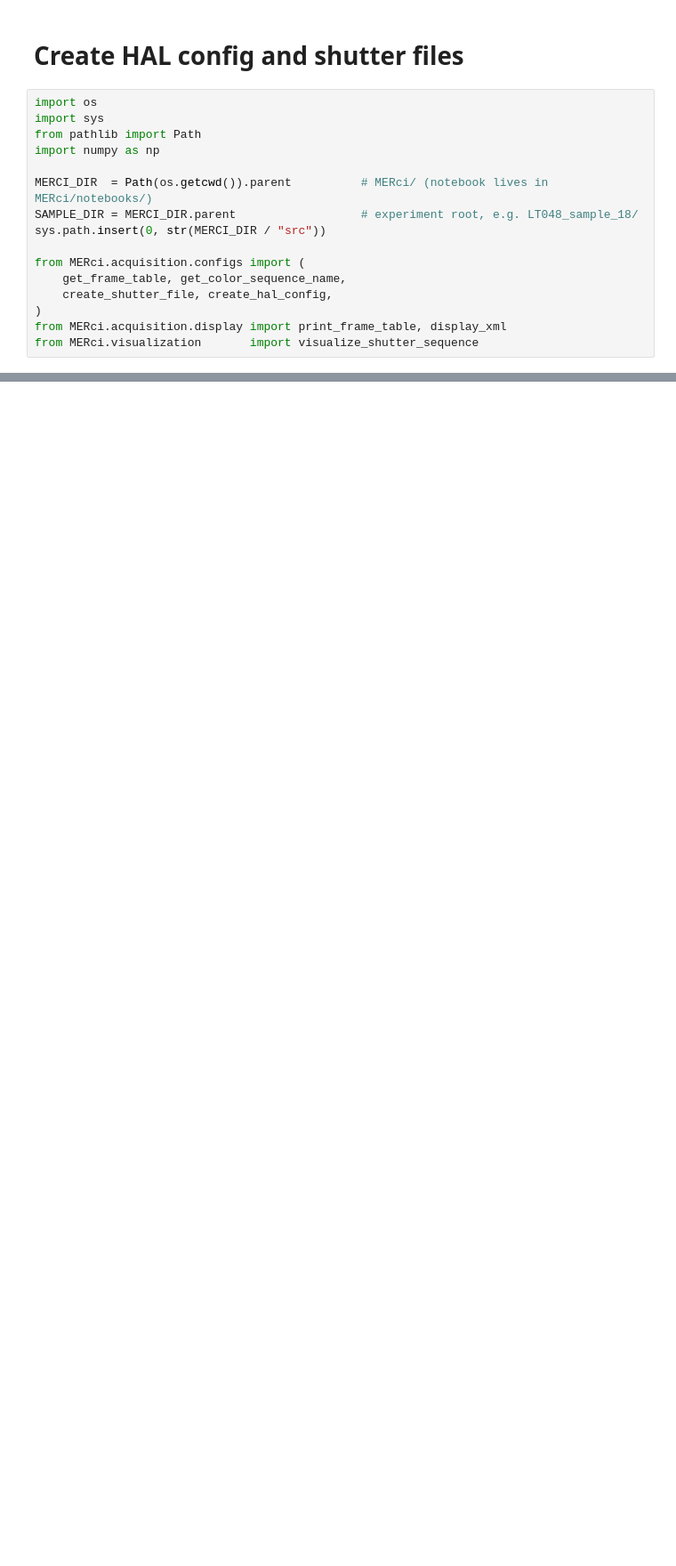
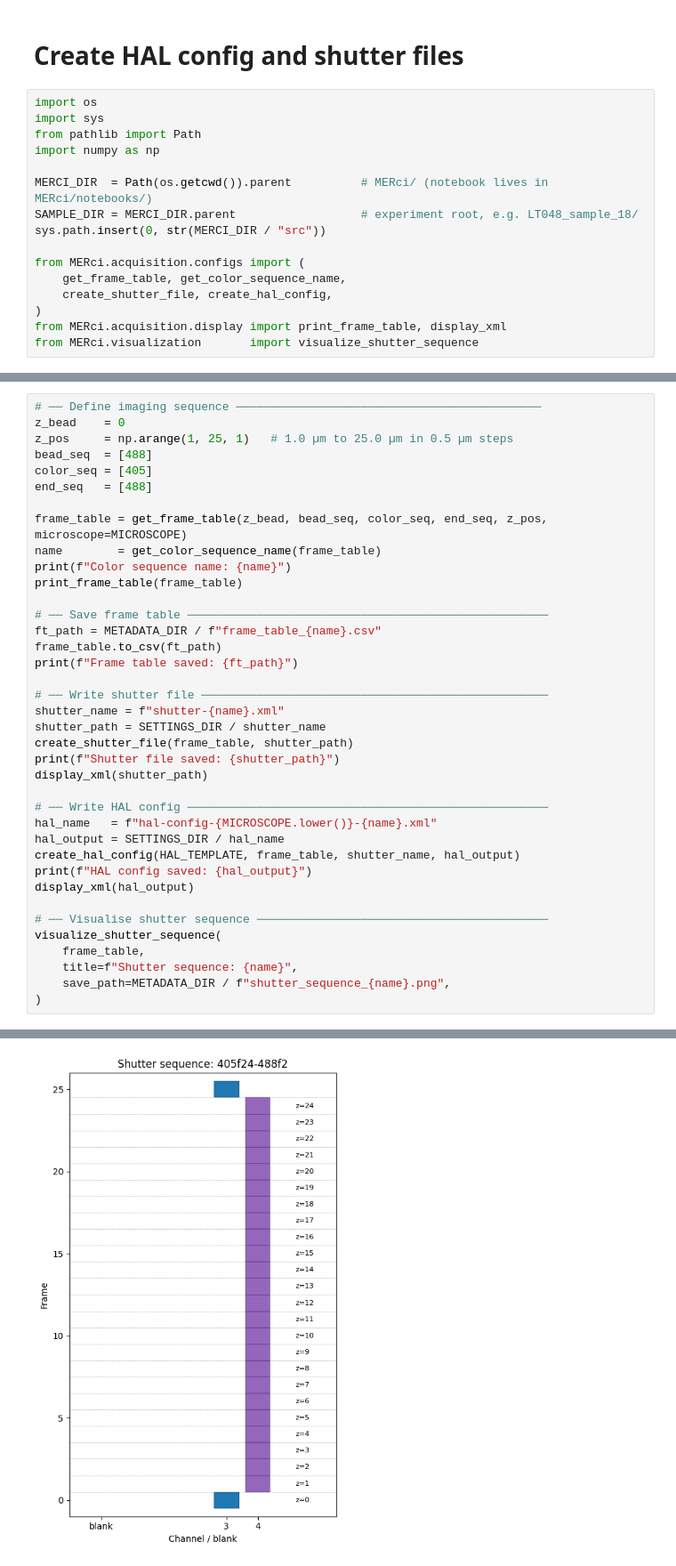
Before and after one commit to leonardosepulveda/MERci, a Jupyter notebook: notebooks/01_create_hal_config_and_shutters.ipynb, the cells around one changed output, grey strips where cells are left out. Shown at 89% size. Cells and saved outputs as stored; diff of their text form; blank space fills up the shorter version.

Commit message:
add cells HAL config generation to notebook 01

```diff
--- a/notebooks/01_create_hal_config_and_shutters.ipynb
+++ b/notebooks/01_create_hal_config_and_shutters.ipynb
@@ -69,0 +103,39 @@ visualize_shutter_sequence(
+# %%
+# ── Define imaging sequence ────────────────────────────────────────────
+z_bead    = 0
+z_pos     = np.arange(1, 25, 1)   # 1.0 µm to 25.0 µm in 0.5 µm steps
+bead_seq  = [488]
+color_seq = [405]
+end_seq   = [488]
+
+frame_table = get_frame_table(z_bead, bead_seq, color_seq, end_seq, z_pos, microscope=MICROSCOPE)
+name        = get_color_sequence_name(frame_table)
+print(f"Color sequence name: {name}")
+print_frame_table(frame_table)
+
+# ── Save frame table ────────────────────────────────────────────────────
+ft_path = METADATA_DIR / f"frame_table_{name}.csv"
+frame_table.to_csv(ft_path)
+print(f"Frame table saved: {ft_path}")
+
+# ── Write shutter file ──────────────────────────────────────────────────
+shutter_name = f"shutter-{name}.xml"
+shutter_path = SETTINGS_DIR / shutter_name
+create_shutter_file(frame_table, shutter_path)
+print(f"Shutter file saved: {shutter_path}")
+display_xml(shutter_path)
+
+# ── Write HAL config ────────────────────────────────────────────────────
+hal_name   = f"hal-config-{MICROSCOPE.lower()}-{name}.xml"
+hal_output = SETTINGS_DIR / hal_name
+create_hal_config(HAL_TEMPLATE, frame_table, shutter_name, hal_output)
+print(f"HAL config saved: {hal_output}")
+display_xml(hal_output)
+
+# ── Visualise shutter sequence ──────────────────────────────────────────
+visualize_shutter_sequence(
+    frame_table,
+    title=f"Shutter sequence: {name}",
+    save_path=METADATA_DIR / f"shutter_sequence_{name}.png",
+)
+# %% [output]
@@ -69,0 +164 @@ visualize_shutter_sequence(
+[figure, added]
```
Also changed, not shown: parts of 5 cells of this notebook.
